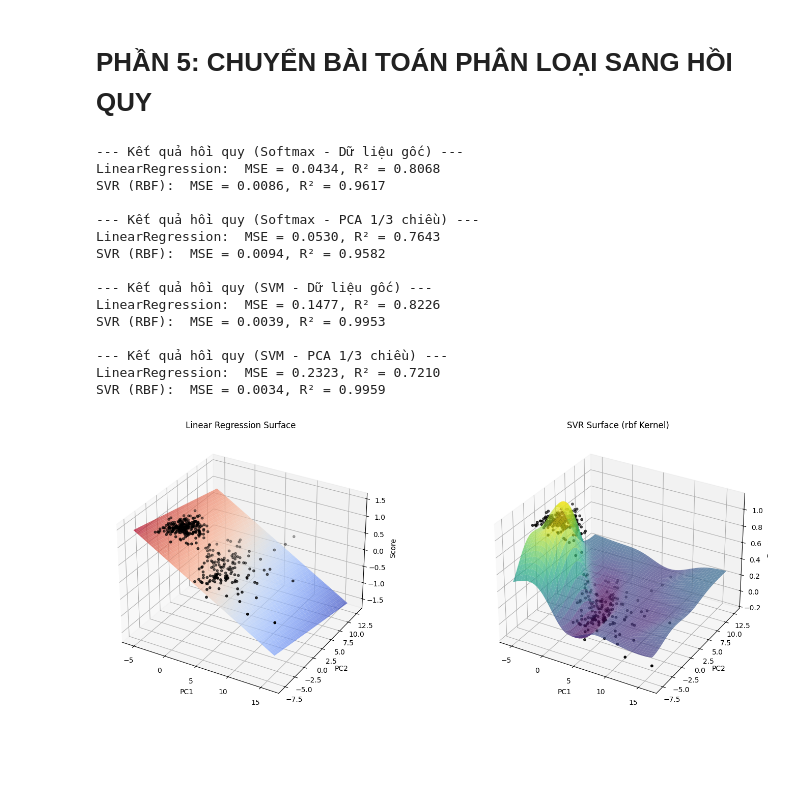
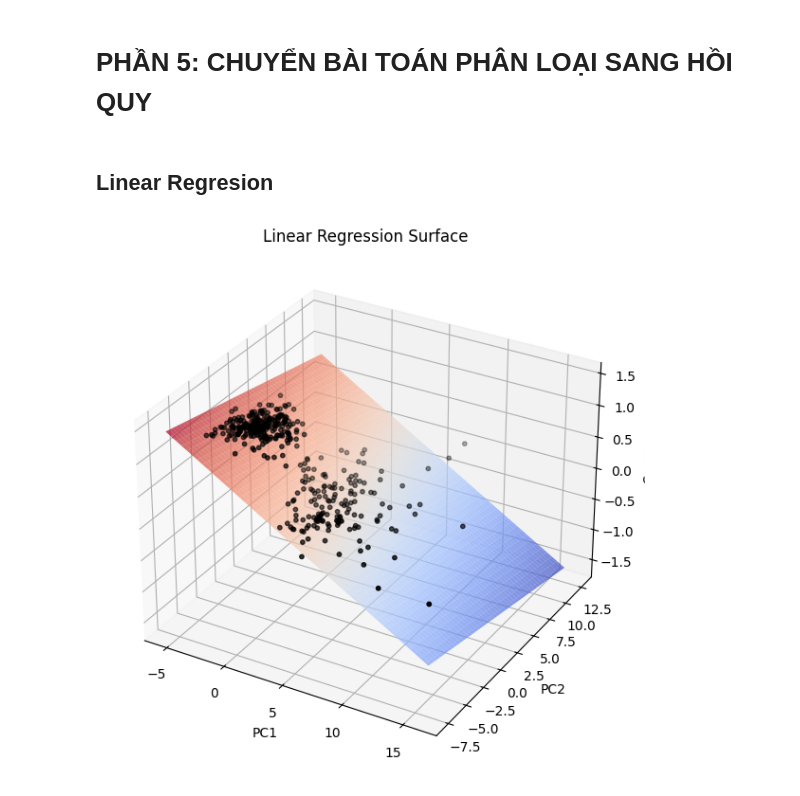
Before and after one commit to tdattm/wisconsin-breast-cancer-classification, a Jupyter notebook: src/source.ipynb, the cells around one changed output. Drawn from its saved outputs; the diff is of its cells as text; code cells hidden in the pictures; blank space fills up the shorter version.

```diff
--- a/src/source.ipynb
+++ b/src/source.ipynb
@@ -1315,5 +1340,7 @@ plot_accuracy_comparison_grouped(acc_comparison)
 # %% [markdown]
 # **PHẦN 5: CHUYỂN BÀI TOÁN PHÂN LOẠI SANG HỒI QUY**
+# %% [markdown]
+## Linear Regresion
 # %%
 from sklearn.linear_model import LinearRegression
 from sklearn.svm import SVR
@@ -1323,9 +1350,7 @@ from sklearn.metrics import mean_squared_error, r2_score
 # a) Softmax cho xác suất (shape = [n_samples, n_classes])
 softmax_scores = softmax_clf.predict_proba(X_train_scaled)[:, 1]  # Dự đoán xác suất lớp 1
 
-# b) SVM: lấy decision_function (distance đến siêu phẳng)
-svm_scores = svm_clf.decision_function(X_train_scaled)  # shape = [n_samples, 3]
-svm_scores = svm_scores[:, 1]  # Chọn score của cluster thứ 2
+
 
 # --- Bước 2: Giảm chiều dữ liệu còn 1/3 ---
 n_features_reduced = X_train_scaled.shape[1] // 3
@@ -1344,42 +1369,12 @@ def evaluate_regression(X, y_true, name=""):
     r2_lr = r2_score(y_true, y_pred_lr)
     results['LinearRegression'] = (mse_lr, r2_lr)
 
-    # Hồi quy SVM
-    svr = SVR(kernel='rbf') # Sử dụng kernel Kernel Gaussian (RBF)
-    svr.fit(X, y_true)
-    y_pred_svr = svr.predict(X)
-    mse_svr = mean_squared_error(y_true, y_pred_svr)
-    r2_svr = r2_score(y_true, y_pred_svr)
-    results['SVR (RBF)'] = (mse_svr, r2_svr)
 
-    print(f"\n--- Kết quả hồi quy ({name}) ---")
-    for model, (mse, r2) in results.items():
-        print(f"{model}:  MSE = {mse:.4f}, R² = {r2:.4f}")
 
 # --- Bước 3: Đánh giá với 2 loại đầu vào ---
 # 1) Với score từ Softmax
 evaluate_regression(X_train_scaled, softmax_scores, "Softmax - Dữ liệu gốc")
 evaluate_regression(X_train_pca_reduced, softmax_scores, "Softmax - PCA 1/3 chiều")
-
-# 2) Với score từ SVM
-evaluate_regression(X_train_scaled, svm_scores, "SVM - Dữ liệu gốc")
-evaluate_regression(X_train_pca_reduced, svm_scores, "SVM - PCA 1/3 chiều")
-# %% [output]
---- Kết quả hồi quy (Softmax - Dữ liệu gốc) ---
-LinearRegression:  MSE = 0.0434, R² = 0.8068
-SVR (RBF):  MSE = 0.0086, R² = 0.9617
-
---- Kết quả hồi quy (Softmax - PCA 1/3 chiều) ---
-LinearRegression:  MSE = 0.0530, R² = 0.7643
-SVR (RBF):  MSE = 0.0094, R² = 0.9582
-
---- Kết quả hồi quy (SVM - Dữ liệu gốc) ---
-LinearRegression:  MSE = 0.1477, R² = 0.8226
-SVR (RBF):  MSE = 0.0039, R² = 0.9953
-
---- Kết quả hồi quy (SVM - PCA 1/3 chiều) ---
-LinearRegression:  MSE = 0.2323, R² = 0.7210
-SVR (RBF):  MSE = 0.0034, R² = 0.9959
 # %%
 from sklearn.linear_model import LinearRegression
 from sklearn.svm import SVR
@@ -1395,42 +1390,32 @@ y_target = softmax_clf.predict_proba(X_train_scaled)[:, 1]  # Cho Softmax score
 # --- Huấn luyện mô hình hồi quy ---
 # 1. Linear Regression
 linreg = LinearRegression().fit(X_train_2d, y_target)
-# 2. Support Vector Regression (SVR)
-kernel = 'rbf'  # Có thể thử các kernel khác như 'linear', 'poly', 'rbf'
-svr = SVR(kernel = kernel).fit(X_train_2d, y_target)
+
 
 # --- Tạo lưới để dự đoán giá trị hồi quy trên mặt phẳng ---
 x1_range = np.linspace(X_train_2d[:, 0].min(), X_train_2d[:, 0].max(), 100)
 x2_range = np.linspace(X_train_2d[:, 1].min(), X_train_2d[:, 1].max(), 100)
 xx1, xx2 = np.meshgrid(x1_range, x2_range)
 grid = np.c_[xx1.ravel(), xx2.ravel()]
 
 # Dự đoán giá trị hồi quy trên lưới
 z_linreg = linreg.predict(grid).reshape(xx1.shape)
 z_svr = svr.predict(grid).reshape(xx1.shape)
 
 # --- Vẽ biểu đồ hồi quy 3D ---
 fig = plt.figure(figsize=(16, 6))
 
 # Linear Regression
 ax1 = fig.add_subplot(1, 2, 1, projection='3d')
 ax1.plot_surface(xx1, xx2, z_linreg, cmap='coolwarm', alpha=0.7)
 ax1.scatter(X_train_2d[:, 0], X_train_2d[:, 1], y_target, c='black', s=10)
 ax1.set_title("Linear Regression Surface")
 ax1.set_xlabel('PC1')
 ax1.set_ylabel('PC2')
 ax1.set_zlabel('Score')
 
-# SVR
-ax2 = fig.add_subplot(1, 2, 2, projection='3d')
-ax2.plot_surface(xx1, xx2, z_svr, cmap='viridis', alpha=0.7)
-ax2.scatter(X_train_2d[:, 0], X_train_2d[:, 1], y_target, c='black', s=10)
-ax2.set_title("SVR Surface ({name} Kernel)".format(name = kernel))
-ax2.set_xlabel('PC1')
-ax2.set_ylabel('PC2')
-ax2.set_zlabel('Score')
 
 plt.tight_layout()
 plt.show()
 # %% [output]
-[figure, old version]
+[figure, new version]
```
Also changed, not shown: parts of 8 cells of this notebook.
